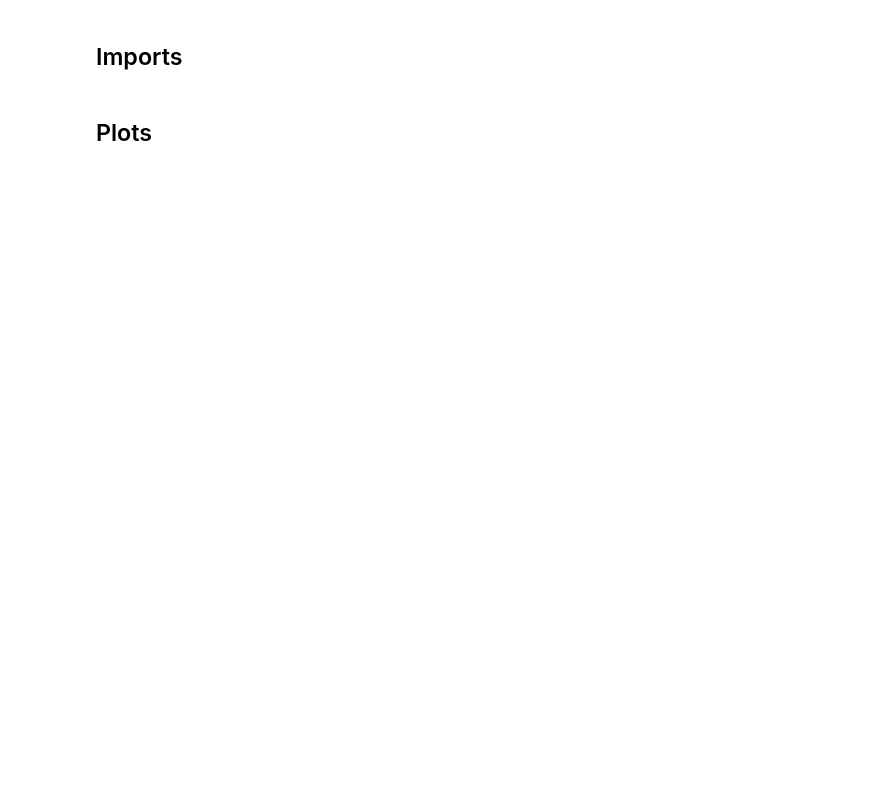
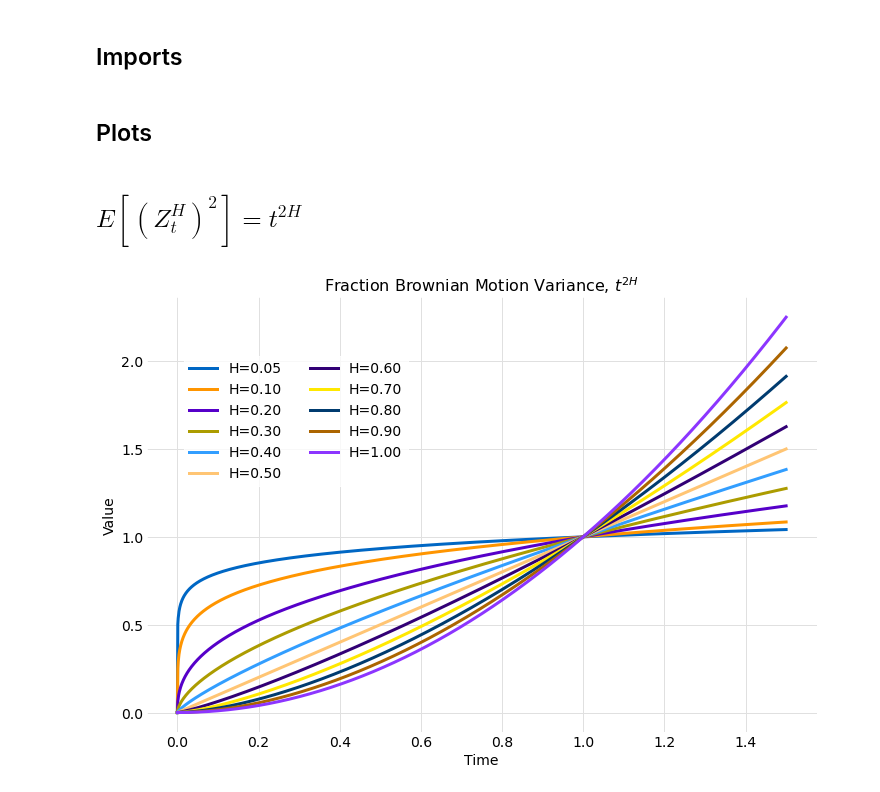
Before and after one commit to glyfish/alef, a Jupyter notebook: notebooks/mean_reversion/fbm_expectations.ipynb, the cells around one changed output. Saved outputs shown, nothing was run; the diff lists cells and outputs as text; code cells hidden in the pictures; blank space fills up the shorter version.

Commit message:
added brownian motion examples

```diff
--- a/notebooks/mean_reversion/fbm_expectations.ipynb
+++ b/notebooks/mean_reversion/fbm_expectations.ipynb
@@ -34,37 +67,43 @@ pyplot.style.use(config.glyfish_style)
 # %% [markdown]
 ## Plots
 # %%
-def covariance_plot(H_vals, s, time):
+def covariance_plot(H_vals, s, time, lengend_location):
     figure, axis = pyplot.subplots(figsize=(12, 8))
     axis.set_xlabel("Time")
     axis.set_ylabel("Value")
+    axis.set_xlim([0.0, time[-1]])
     axis.set_title(r"Fraction Brownian Motion Covariance, $\frac{1}{2}[t^{2H} + s^{2H} - \mid t-s \mid^{2H}]$" + f", s={format(s, '1.2f')}")
-
+    time_plot = time[numpy.where(time > s)]
     for H in H_vals:
-        axis.plot(time, brownian_motion.fbm_covariance(H, s, time), label=f"H={format(H, '1.2f')}")
-
-    axis.legend(ncol=2)
+        axis.plot(time_plot, fbm.cov(H, s, time_plot), label=f"H={format(H, '1.2f')}")
+    axis.legend(ncol=2, bbox_to_anchor=lengend_location)
 
 def autocorrelation_plot(H_vals, time, lengend_location):
     figure, axis = pyplot.subplots(figsize=(12, 8))
     axis.set_xlabel(r"$n$")
     axis.set_ylabel(r"$r_{n}^{H}$")
-    axis.set_title(r"Fraction Brownian Motion Autocovariance, $r^{H}_{n}=\frac{1}{2}[(n-1)^{2H} + (n+1)^{2H} - 2n^{2H}]$")
-
+    axis.set_title(r"Fraction Brownian Motion Increment Autocovariance, $r^{H}_{n}=\frac{1}{2}[(n-1)^{2H} + (n+1)^{2H} - 2n^{2H}]$")
     for H in H_vals:
-        axis.plot(time, brownian_motion.fbn_autocorrelation(H, time), label=f"H={format(H, '1.2f')}")
-
+        axis.plot(time, fbm.autocorrelation(H, time), label=f"H={format(H, '1.2f')}")
     axis.legend(ncol=2, bbox_to_anchor=lengend_location)
 
-def autocorrelation_limit(H_vals, time, lengend_location):
+def variance_plot(H_vals, time, lengend_location):
     figure, axis = pyplot.subplots(figsize=(12, 8))
-    axis.set_xlabel(r"$n$")
-    axis.set_ylabel(r"$r_{n}^{H}$")
-    axis.set_title(r"Fraction Brownian Motion Autocorrelation for $n\gg1$, $r^{H}_{n}=H(2H-1)n^{2H-2}$")
-
+    axis.set_xlabel("Time")
+    axis.set_ylabel("Value")
+    axis.set_title(r"Fraction Brownian Motion Variance, $t^{2H}$")
     for H in H_vals:
-        axis.plot(time, brownian_motion.fbn_autocorrelation_large_n(H, time), label=f"H={format(H, '1.2f')}")
-
+        axis.plot(time, fbm.var(H, time), label=f"H={format(H, '1.2f')}")
     axis.legend(ncol=2, bbox_to_anchor=lengend_location)
-
-def variance(H_vals, time, lengend_location):
+# %% [markdown]
+## $E[(Z_t^H)^2] = t^{2H}$
+# %%
+tmax = 1.5
+Δt = 0.001
+nsteps = int(tmax/Δt)
+H_vals = [0.05, 0.1, 0.2, 0.3, 0.4, 0.5, 0.6, 0.7, 0.8, 0.9, 1.0]
+time = numpy.linspace(0.0, tmax, nsteps)
+
+variance_plot(H_vals, time, (0.4, 0.55))
+# %% [output]
+[figure, added]
```
Also changed, not shown: parts of 11 cells of this notebook, 4 other files.
